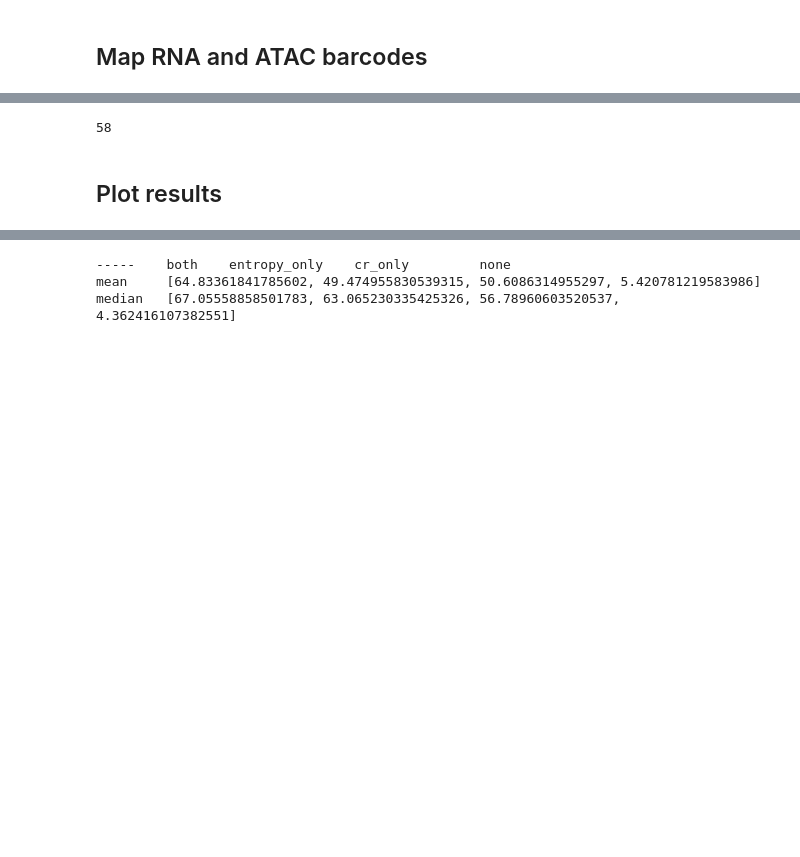
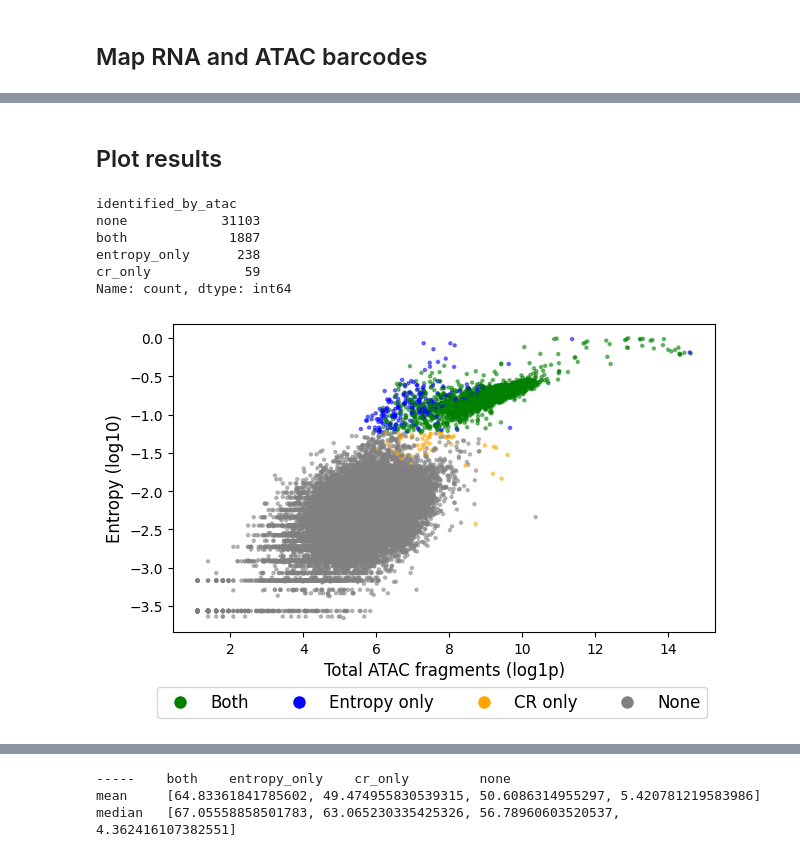
Before and after one commit to streetslab/SADE, a Jupyter notebook: EDA/benchmark_pbmc_compare_modality.ipynb, the cells around one changed output, grey strips where cells are left out. Drawn from its saved outputs; the diff is of its cells as text; code cells hidden in the pictures; blank space fills up the shorter version.

```diff
--- a/EDA/benchmark_pbmc_compare_modality.ipynb
+++ b/EDA/benchmark_pbmc_compare_modality.ipynb
@@ -433,10 +431,6 @@ entropy_df.head()
 | ACTGGCTTCTAACTGT | 0.013996 | 2.526995 | 94 | 2.283363 | 0.101941 | 0.998739 | ... |
 | TCAGGCTTCTTTGGTG | 0.004926 | 1.123864 | 10 | 0.376438 | 0.686302 | 0.999616 | ... |
 | GGTTTACGTCACAGGG | 0.007795 | 2.188419 | 43 | 1.624756 | 0.196960 | 0.999355 | ... |
-# %%
-entropy_df['atac_pass_CR'].sum() - 1888
-# %% [output]
-58
 # %% [markdown]
 ## Plot results
 # %%
@@ -449,3 +443,43 @@ entropy_df['identified_by_atac'] = entropy_df.apply(
                 ('entropy_only' if row['atac_pass_entropy'] and not row['atac_pass_CR'] else
                  ('cr_only' if not row['atac_pass_entropy'] and row['atac_pass_CR'] else 'none')), axis=1
 )
+# %%
+entropy_df['identified_by_atac'].value_counts()
+# %% [output]
+identified_by_atac
+none            31103
+both             1887
+entropy_only      238
+cr_only            59
+Name: count, dtype: int64
+# %%
+
+
+fig, ax = plt.subplots( figsize=(7, 4) )
+colors = {'both':'green', 'entropy_only':'blue', 'cr_only':'orange', 'none':'gray'}
+ax.scatter( entropy_df['total_fragment_log1p'], np.log10(entropy_df['Entropy']),  c= entropy_df['identified_by_atac'].map(colors), alpha=0.5, s=5,
+           )
+handles = [Line2D([0], [0], marker='o', color='w', markerfacecolor=v, label=k, markersize=8) for k, v in colors.items()]
+ax.legend(title='color', handles=handles, bbox_to_anchor=(0.75, 0.5), loc='upper left')
+ax.set_xlabel('Total ATAC fragments (log1p)', fontsize=12)
+ax.set_ylabel('Entropy (log10)', fontsize=12)
+
+
+
+
+ax.legend(handles=[Line2D([0], [0], marker='o', color='w', label='Both',
+                          markerfacecolor='green', markersize=10),
+                 Line2D([0], [0], marker='o', color='w', label='Entropy only',
+                           markerfacecolor='blue', markersize=10),
+                 Line2D([0], [0], marker='o', color='w', label='CR only',
+                           markerfacecolor='orange', markersize=10),
+                 Line2D([0], [0], marker='o', color='w', label='None',
+                           markerfacecolor='gray', markersize=10)],
+             bbox_to_anchor=(1, -0.15), loc='upper right', ncol=4, fontsize=12)
+
+# cax_0 = ax.inset_axes([1.1, 0, 0.03, 1], transform=ax.transAxes)
+# fig.colorbar(ax.collections, ax=ax, cax=cax_0, label='Fragments% overlapping called peaks')
+
+plt.show()
+# %% [output]
+[figure, added]
```
Also changed, not shown: parts of 23 cells of this notebook, 1 other file.
